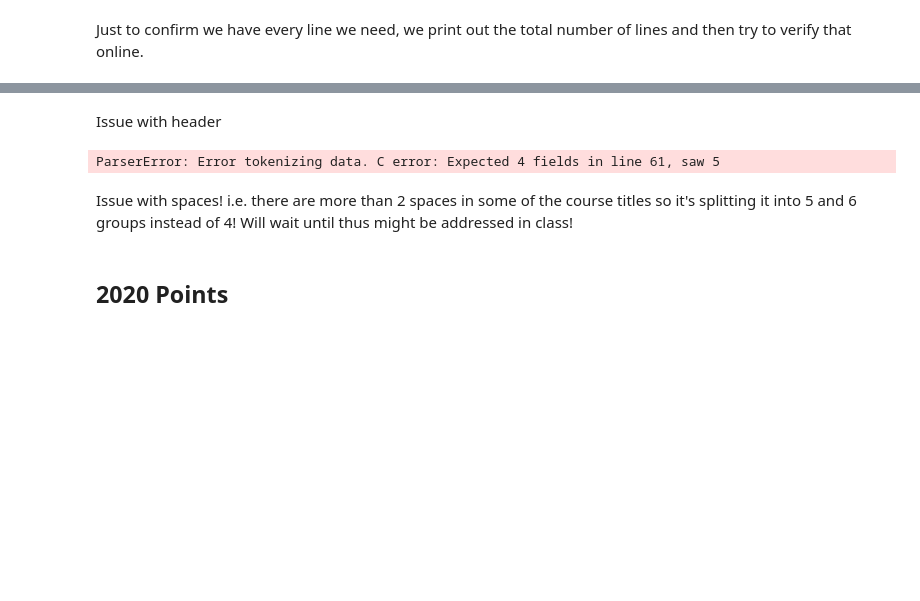
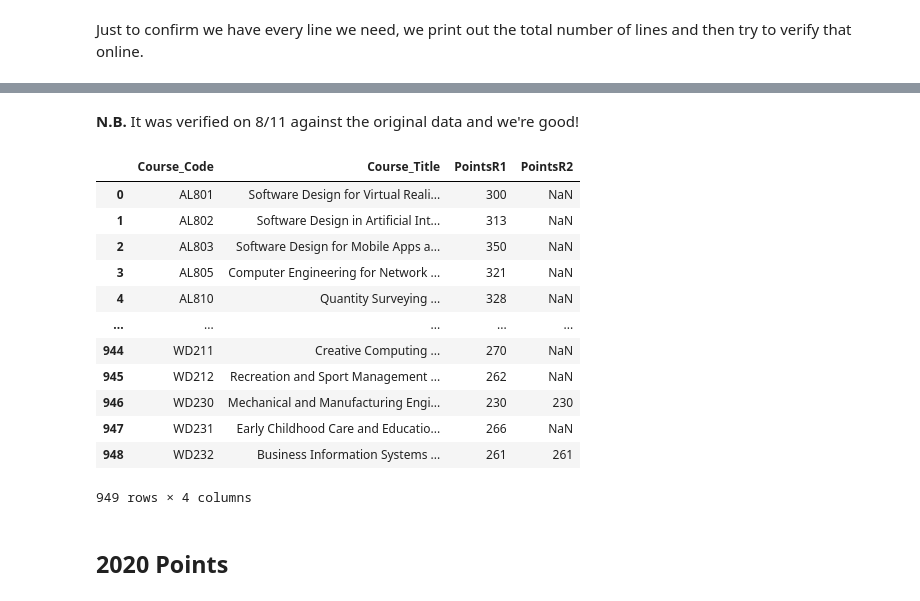
Before and after one commit to Caoimhinv/Fundamentals_Assessment, a Jupyter notebook: cao.ipynb, the cells around one changed output, grey strips where cells are left out. Drawn from its saved outputs; the diff is of its cells as text; code cells hidden in the pictures; blank space fills up the shorter version.

```diff
--- a/cao.ipynb
+++ b/cao.ipynb
@@ -81,24 +96,34 @@ We then loop through these lines and save then to a csv file also stored in the
 # Loop through lines and save what we want to a csv file
 
 # path for csv file
-path = 'data/CAO2021_csv_' + nowstr + '.csv'
+path2021b = 'data/CAO2021_csv_' + nowstr + '.csv'
 
 # keep track of courses
 no_lines = 0
 
-with open(path, 'w') as f:
+with open(path2021b, 'w') as f:
+    # write a header row
+    f.write(','.join(["Course_Code", "Course_Title", "PointsR1", "PointsR2"]) + '\n')
+    # loop through lines of response
     for line in resp.iter_lines():
         dline = line.decode('cp1252')
         # match only the lines we want - ones representing courses
         if re_course.fullmatch(dline):
             # add to line counter
             no_lines = no_lines + 1
-            csv_version = re_course.sub(r'\1,\2,\3,\4', dline)
+            # course code (first 5 characters)
+            course_code = dline[:5]
+            # course_title
+            course_title = dline[7:57]
+            # round 1 points
+            course_points = re.split(' +', dline[60:])
+            if len(course_points) != 2:
+                course_points = course_points[:2]
+            # join the fields using a comma
             # split the line on 2 spaces or more
-            linesplit = re.split('  +', dline)
+            points_to_array(course_points)
+            linesplit = (course_code, course_title, course_points[0], course_points[1])
             f.write(','.join(linesplit) + '\n')
-
-#             df.to_csv("example.csv", header=["Letter", "Number", "Symbol"], index=False)
 # %% [markdown]
 Just to confirm we have every line we need, we print out the total number of lines and then try to verify that online.
 # %%
@@ -109,14 +134,25 @@ Total number of lines is 922.
-# %% [markdown]
-Issue with header
+# %% [markdown]
+**N.B.** It was verified on 8/11 against the original data and we're good!
 # %%
-# need to deal with this!!!!
-
-df21 = pd.read_csv("data/CAO2021_csv_20211101_162916.csv")
-df21.to_csv("data/CAO2021_csv_20211101_162916.csv", header=["Course_Code", "Course", "Points1", "Points2"], index=False)
+# adding headers to file
+# should be a way of doing this earlier?
+df2021 = pd.read_csv(path2021b, encoding='cp1252')
-# %% [output]
-ParserError: Error tokenizing data. C error: Expected 4 fields in line 61, saw 5
-# %% [markdown]
-Issue with spaces! i.e. there are more than 2 spaces in some of the course titles so it's splitting it into 5 and 6 groups instead of 4! Will wait until thus might be addressed in class!
+# %%
+df2021
+# %% [output]
+|  | Course_Code | Course_Title | PointsR1 | PointsR2 |
+| 0 | AL801 | Software Design for Virtual Reali... | 300 | NaN |
+| 1 | AL802 | Software Design in Artificial Int... | 313 | NaN |
+| 2 | AL803 | Software Design for Mobile Apps a... | 350 | NaN |
+| 3 | AL805 | Computer Engineering for Network ... | 321 | NaN |
+| 4 | AL810 | Quantity Surveying ... | 328 | NaN |
+| ... | ... | ... | ... | ... |
+| 944 | WD211 | Creative Computing ... | 270 | NaN |
+| 945 | WD212 | Recreation and Sport Management ... | 262 | NaN |
+| 946 | WD230 | Mechanical and Manufacturing Engi... | 230 | 230 |
+| 947 | WD231 | Early Childhood Care and Educatio... | 266 | NaN |
+| 948 | WD232 | Business Information Systems ... | 261 | 261 |
+949 rows × 4 columns
 # %% [markdown]
 ## 2020 Points
 # %% [markdown]
```
Also changed, not shown: parts of 20 cells of this notebook, 14 other files.
